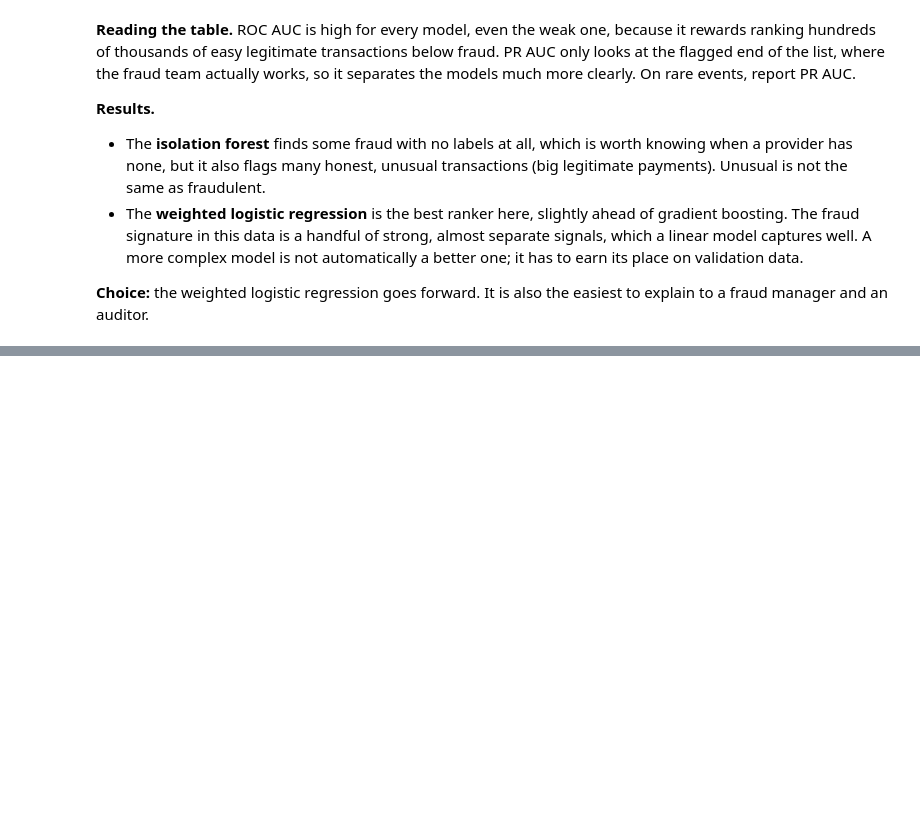
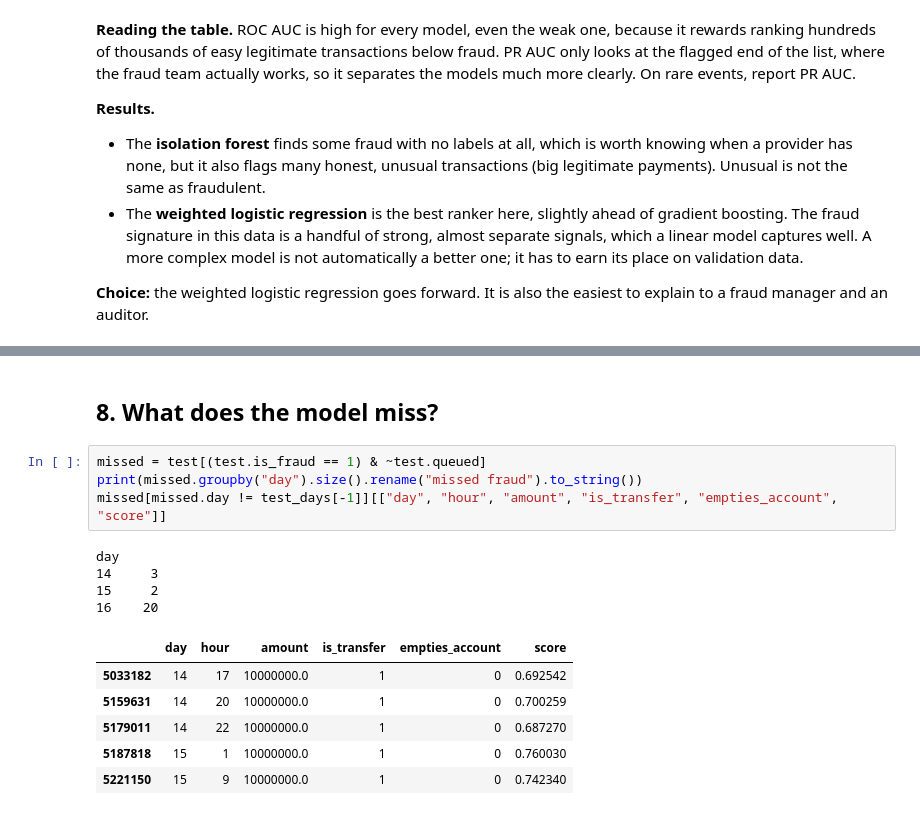
Before and after one commit to vusumuzinkosi/fraud-detection-mobile-money, a Jupyter notebook: notebooks/02_model.ipynb, the cells around one changed output, grey strips where cells are left out. Saved outputs shown, nothing was run; the diff lists cells and outputs as text; blank space fills up the shorter version.

```diff
--- a/notebooks/02_model.ipynb
+++ b/notebooks/02_model.ipynb
@@ -155,0 +230,17 @@ comparison
+# %% [markdown]
+## 8. What does the model miss?
+# %%
+missed = test[(test.is_fraud == 1) & ~test.queued]
+print(missed.groupby("day").size().rename("missed fraud").to_string())
+missed[missed.day != test_days[-1]][["day", "hour", "amount", "is_transfer", "empties_account", "score"]]
+# %% [output]
+day
+14     3
+15     2
+16    20
+|  | day | hour | amount | is_transfer | empties_account | score |
+| 5033182 | 14 | 17 | 10000000.0 | 1 | 0 | 0.692542 |
+| 5159631 | 14 | 20 | 10000000.0 | 1 | 0 | 0.700259 |
+| 5179011 | 14 | 22 | 10000000.0 | 1 | 0 | 0.687270 |
+| 5187818 | 15 | 1 | 10000000.0 | 1 | 0 | 0.760030 |
+| 5221150 | 15 | 9 | 10000000.0 | 1 | 0 | 0.742340 |
```
Also changed, not shown: parts of 8 cells of this notebook, 3 other files.
